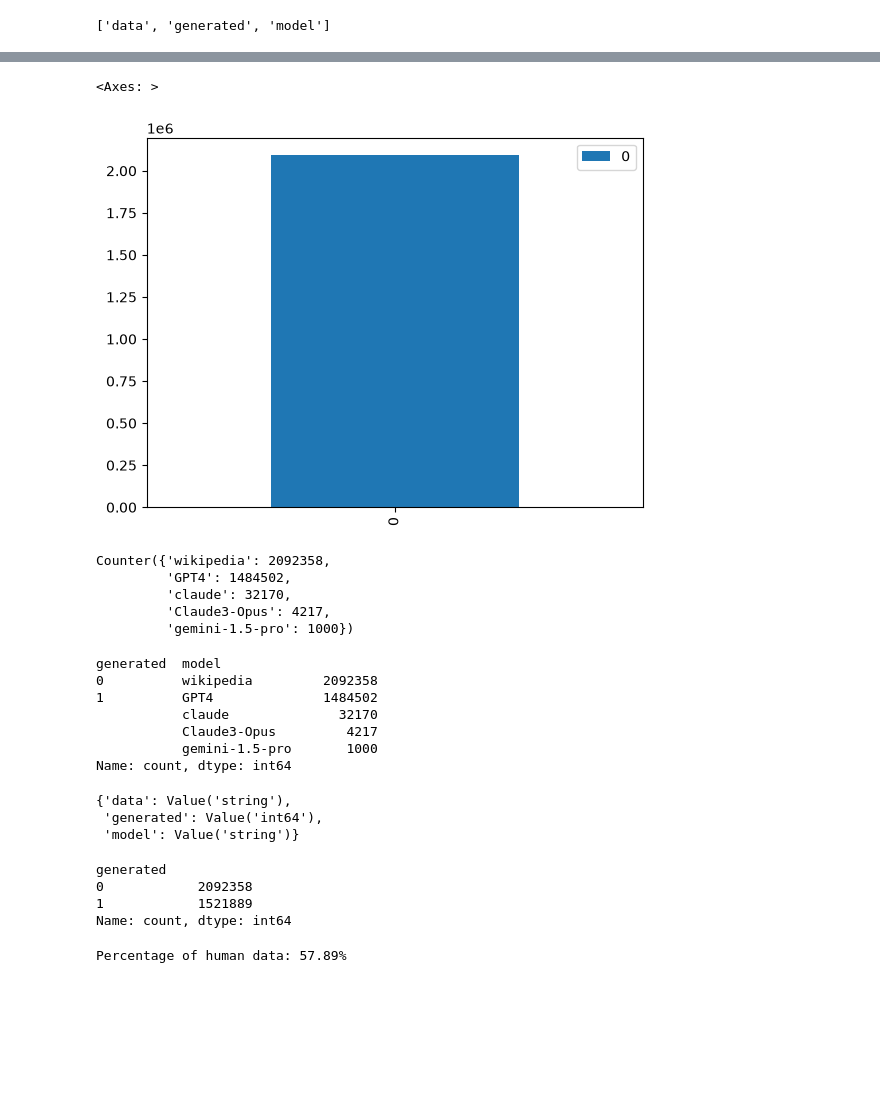
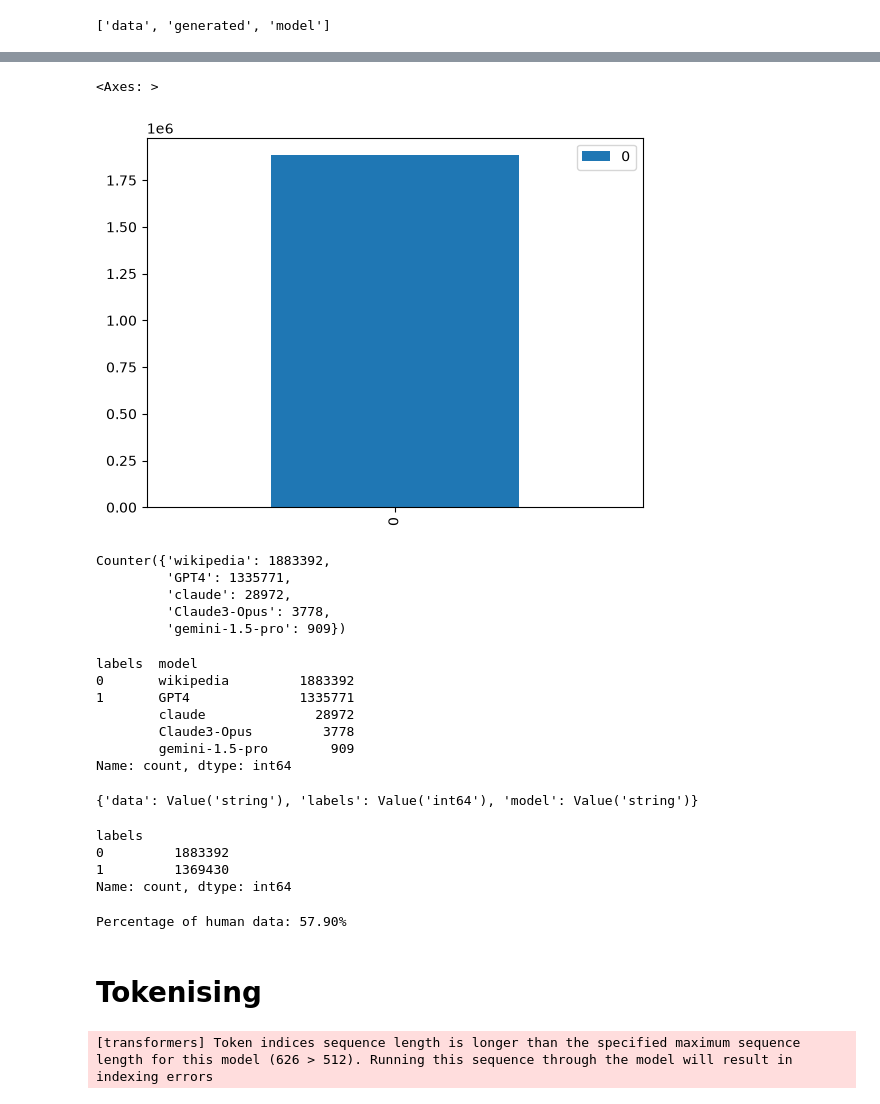
Before and after one commit to lucykappai/margnap, a Jupyter notebook: notebook.ipynb, the cells around one changed output, grey strips where cells are left out. Cells and saved outputs as stored; diff of their text form; code cells hidden in the pictures; blank space fills up the shorter version.

```diff
--- a/notebook.ipynb
+++ b/notebook.ipynb
@@ -45,3 +47,7 @@ Shape of training dataset: (3614247, 3)
 dataset['train'].column_names
 # %% [output]
 ['data', 'generated', 'model']
+# %%
+dataset = dataset.rename_column('generated', 'labels')
+dataset = dataset["train"].train_test_split(test_size=0.1, seed=42)
+dataset
@@ -72,53 +89,65 @@ temp = temp.filter(lambda example: example['model'] == 'wikipedia')
 # %%
 # then count and plot
 
-temp = temp['generated'][:]
+temp = temp['labels'][:]
 counts = Counter(temp)
 
 df = pandas.DataFrame.from_dict(counts, orient='index')
 df.plot(kind='bar')
 # %% [output]
 <Axes: >
-[figure, old version]
+[figure, new version]
 # %%
 # testing if counter works without slicing the dataset and loading all into mem
 Counter(dataset['train']['model'])
 # %% [output]
-Counter({'wikipedia': 2092358,
-         'GPT4': 1484502,
-         'claude': 32170,
-         'Claude3-Opus': 4217,
-         'gemini-1.5-pro': 1000})
+Counter({'wikipedia': 1883392,
+         'GPT4': 1335771,
+         'claude': 28972,
+         'Claude3-Opus': 3778,
+         'gemini-1.5-pro': 909})
 # %%
 # try with pandas instead; faster!
 dataset['train'].remove_columns('data').to_pandas().value_counts()
 # %% [output]
-generated  model
-0          wikipedia         2092358
-1          GPT4              1484502
-           claude              32170
-           Claude3-Opus         4217
-           gemini-1.5-pro       1000
+labels  model
+0       wikipedia         1883392
+1       GPT4              1335771
+        claude              28972
+        Claude3-Opus         3778
+        gemini-1.5-pro        909
 Name: count, dtype: int64
 # %%
 # check features
 dataset['train'].features
 # %% [output]
-{'data': Value('string'),
- 'generated': Value('int64'),
- 'model': Value('string')}
+{'data': Value('string'), 'labels': Value('int64'), 'model': Value('string')}
 # %%
 # now just get a final no. of human vs ai to compare to
 generated_counts = dataset['train'].remove_columns(['data', 'model']).to_pandas().value_counts()
 generated_counts
 # %% [output]
-generated
-0            2092358
-1            1521889
+labels
+0         1883392
+1         1369430
 Name: count, dtype: int64
 # %%
 human_counts, ai_counts = generated_counts[0], generated_counts[1]
 percentage_human = human_counts / (human_counts + ai_counts) * 100
 print(f"Percentage of human data: {percentage_human:.2f}%")
 # %% [output]
-Percentage of human data: 57.89%
+Percentage of human data: 57.90%
+# %% [markdown]
+# Tokenising
+# %%
+from transformers import AutoTokenizer
+
+tokenizer = AutoTokenizer.from_pretrained("distilbert/distilbert-base-uncased")
+
+def preprocess_function(examples):
+    tokenized = tokenizer(examples["data"], truncation=False)
+    return {"token_length": [len(ids) for ids in tokenized["input_ids"]]}
+
+tokenized_dataset = dataset.map(preprocess_function, batched=True)
+# %% [output]
+[transformers] Token indices sequence length is longer than the specified maximum sequence length for this model (626 > 512). Running this sequence through the model will result in indexing errors
```
Also changed, not shown: parts of 22 cells of this notebook.
